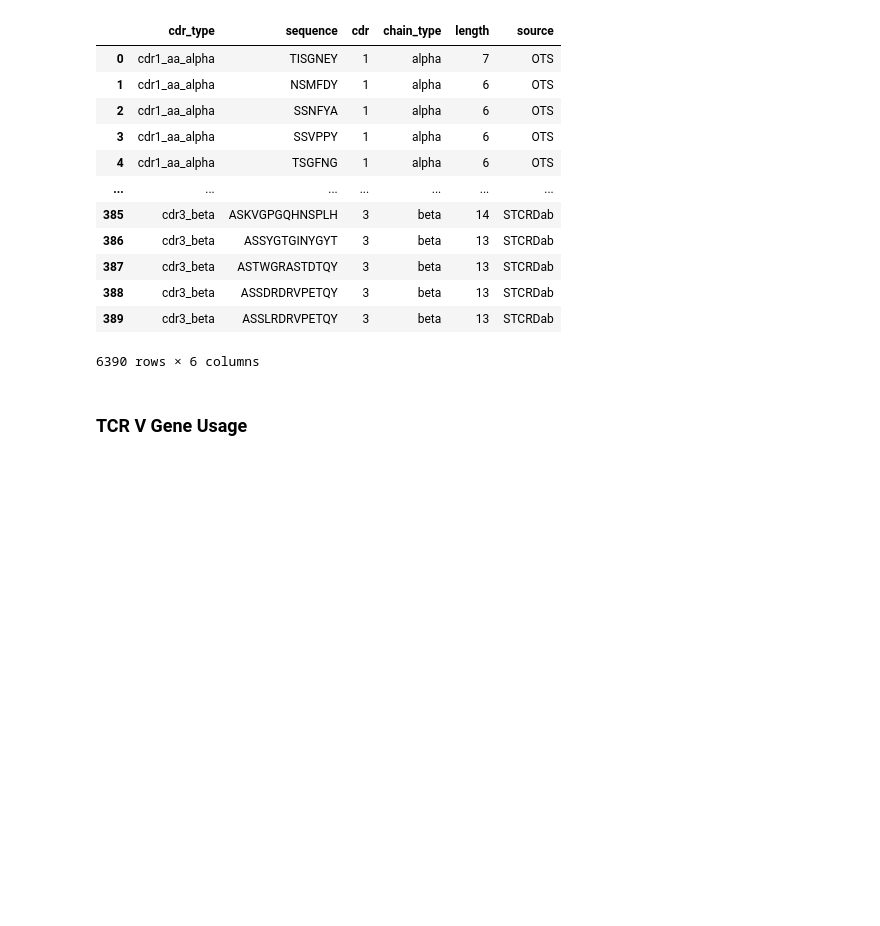
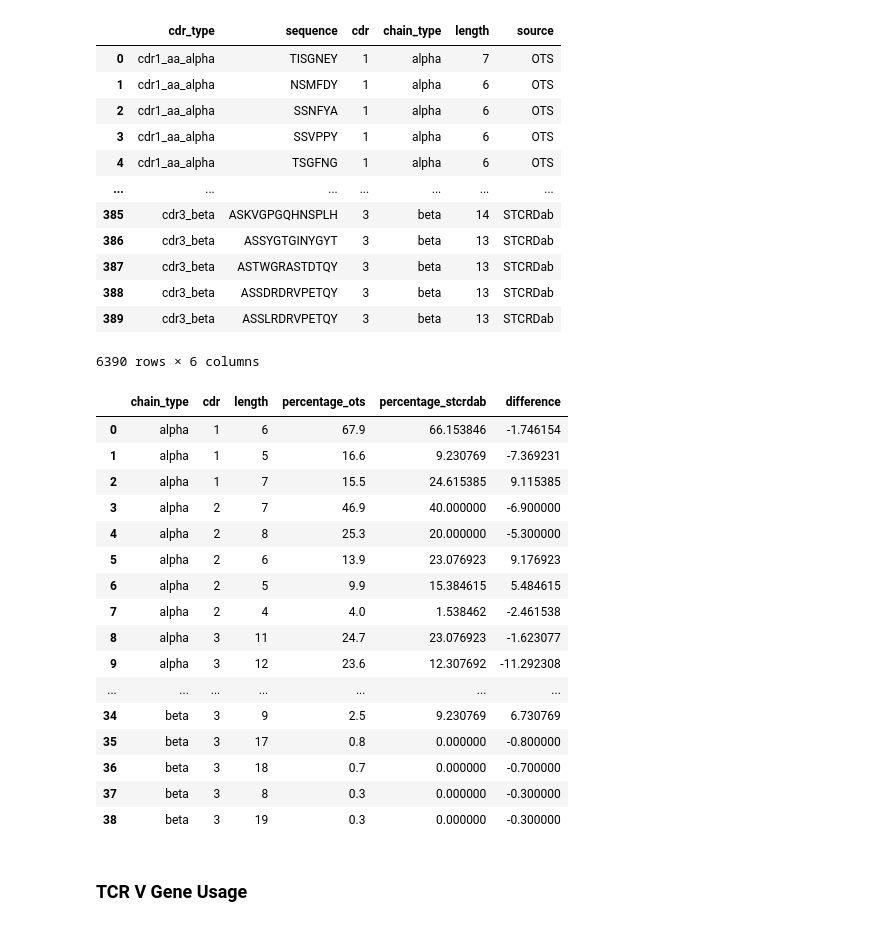
Before and after one commit to benjiemc/tcr-pmhc-interface-analysis, a Jupyter notebook: notebooks/Ascertaining_the_generalisability_of_the_structure_data.ipynb, the cells around one changed output. Drawn from its saved outputs; the diff is of its cells as text; code cells hidden in the pictures; blank space fills up the shorter version.

```diff
--- a/notebooks/Ascertaining_the_generalisability_of_the_structure_data.ipynb
+++ b/notebooks/Ascertaining_the_generalisability_of_the_structure_data.ipynb
@@ -172,3 +184,32 @@ cdr_lengths
+# %%
+cdr_length_proportions = ots_sample_cdrs_proptions.merge(apo_holo_cdr_length_proportions,
+                                                         how='outer',
+                                                         on=['chain_type', 'cdr', 'length'],
+                                                         suffixes=['_ots', '_stcrdab']).fillna(0)
+
+
+cdr_length_proportions['difference'] = (cdr_length_proportions['percentage_stcrdab']
+                                        - cdr_length_proportions['percentage_ots'])
+
+cdr_length_proportions
+# %% [output]
+|  | chain_type | cdr | length | percentage_ots | percentage_stcrdab | difference |
+| 0 | alpha | 1 | 6 | 67.9 | 66.153846 | -1.746154 |
+| 1 | alpha | 1 | 5 | 16.6 | 9.230769 | -7.369231 |
+| 2 | alpha | 1 | 7 | 15.5 | 24.615385 | 9.115385 |
+| 3 | alpha | 2 | 7 | 46.9 | 40.000000 | -6.900000 |
+| 4 | alpha | 2 | 8 | 25.3 | 20.000000 | -5.300000 |
+| 5 | alpha | 2 | 6 | 13.9 | 23.076923 | 9.176923 |
+| 6 | alpha | 2 | 5 | 9.9 | 15.384615 | 5.484615 |
+| 7 | alpha | 2 | 4 | 4.0 | 1.538462 | -2.461538 |
+| 8 | alpha | 3 | 11 | 24.7 | 23.076923 | -1.623077 |
+| 9 | alpha | 3 | 12 | 23.6 | 12.307692 | -11.292308 |
+| ... | ... | ... | ... | ... | ... | ... |
+| 34 | beta | 3 | 9 | 2.5 | 9.230769 | 6.730769 |
+| 35 | beta | 3 | 17 | 0.8 | 0.000000 | -0.800000 |
+| 36 | beta | 3 | 18 | 0.7 | 0.000000 | -0.700000 |
+| 37 | beta | 3 | 8 | 0.3 | 0.000000 | -0.300000 |
+| 38 | beta | 3 | 19 | 0.3 | 0.000000 | -0.300000 |
 # %% [markdown]
 ### TCR V Gene Usage
 # %%
```
Also changed, not shown: parts of 10 cells of this notebook.
